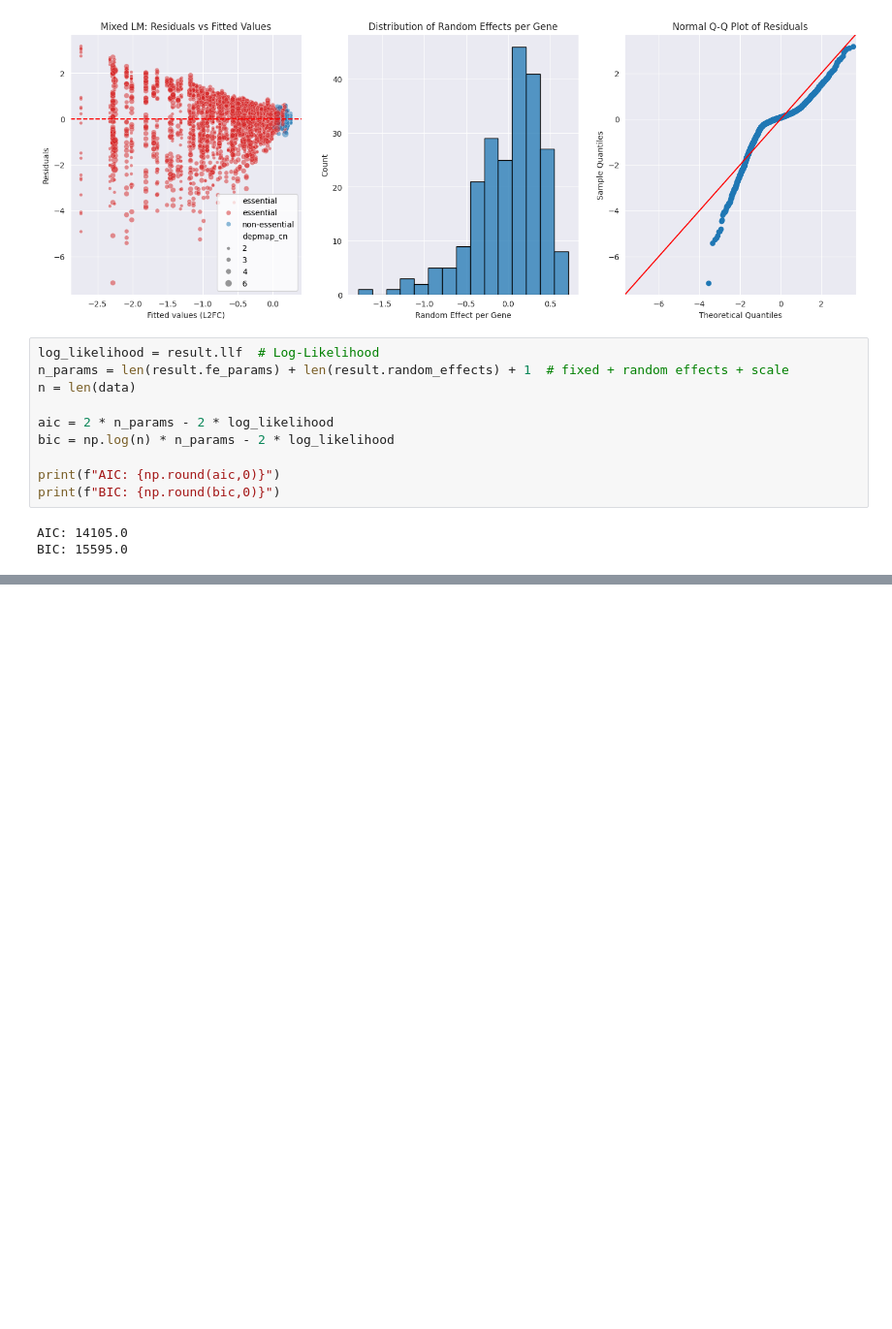
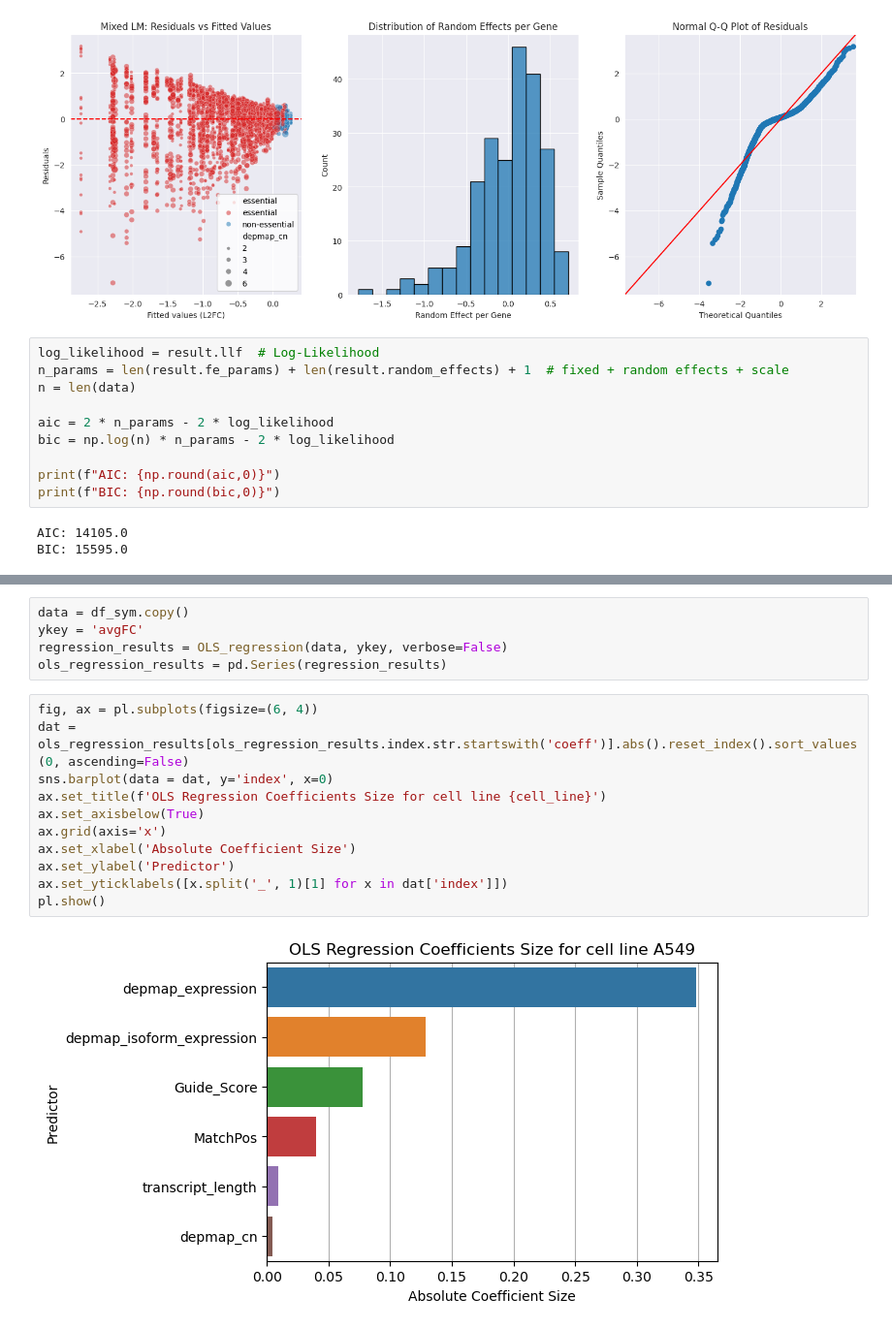
Before and after one commit to stefanpeidli/SYM101, a Jupyter notebook: notebooks/pooled_screen_1_CNE_statistical_models.ipynb, the cells around one changed output, grey strips where cells are left out. Shown at 97% size. Cells and saved outputs as stored; diff of their text form; blank space fills up the shorter version.

```diff
--- a/notebooks/pooled_screen_1_CNE_statistical_models.ipynb
+++ b/notebooks/pooled_screen_1_CNE_statistical_models.ipynb
@@ -691,0 +797,18 @@ BIC: 15595.0
+# %%
+data = df_sym.copy()
+ykey = 'avgFC'
+regression_results = OLS_regression(data, ykey, verbose=False)
+ols_regression_results = pd.Series(regression_results)
+# %%
+fig, ax = pl.subplots(figsize=(6, 4))
+dat = ols_regression_results[ols_regression_results.index.str.startswith('coeff')].abs().reset_index().sort_values(0, ascending=False)
+sns.barplot(data = dat, y='index', x=0)
+ax.set_title(f'OLS Regression Coefficients Size for cell line {cell_line}')
+ax.set_axisbelow(True)
+ax.grid(axis='x')
+ax.set_xlabel('Absolute Coefficient Size')
+ax.set_ylabel('Predictor')
+ax.set_yticklabels([x.split('_', 1)[1] for x in dat['index']])
+pl.show()
+# %% [output]
+[figure, added]
```
Also changed, not shown: parts of 10 cells of this notebook.
